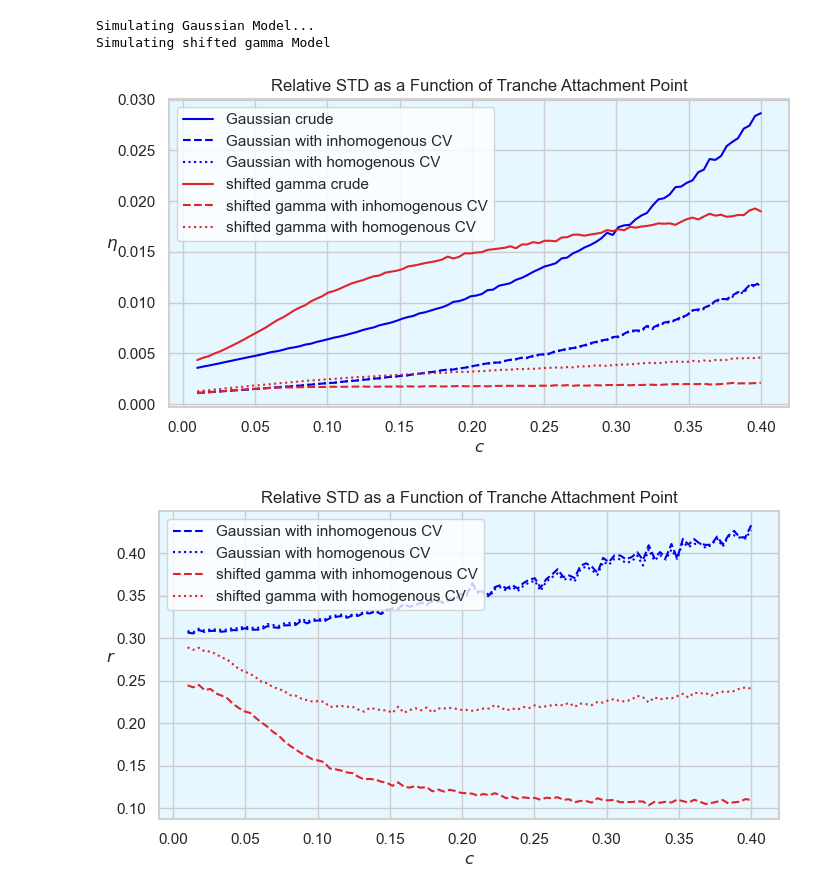
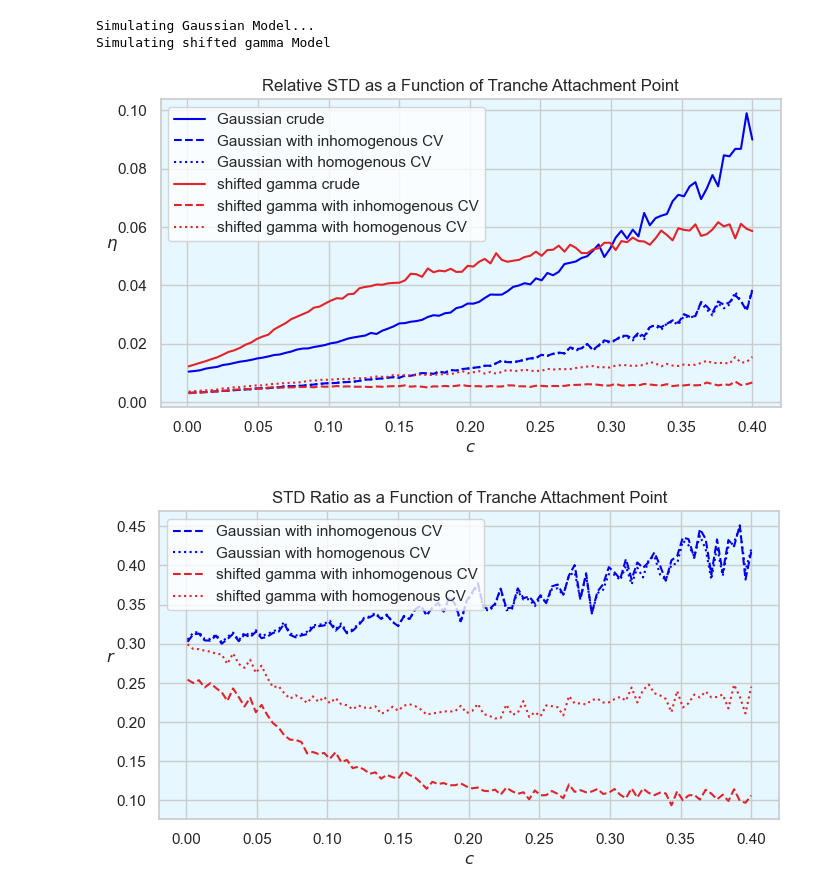
Before and after one commit to cnvermeulen/ETL_estimation, a Jupyter notebook: output_analysis.ipynb, the cells around one changed output. Cells and saved outputs as stored; diff of their text form; code cells hidden in the pictures.

```diff
--- a/output_analysis.ipynb
+++ b/output_analysis.ipynb
@@ -915,12 +934,12 @@ plt.show()
 # %%
 # Setup Seed and Parameters
 np.random.seed(seed)
-nr_of_sims = 100000
+nr_of_sims = 10000
 port_size = 100
 a=1
-exposures = np.concatenate([np.ones(int(port_size/2)), np.ones(int(port_size/2))*0.02])
+exposures = np.concatenate([np.ones(int(port_size/2)), np.ones(int(port_size/2))*2])
 exp_weights = exposures / exposures.sum()
-pds = np.reshape(np.concatenate([np.ones(int(port_size/2))*0.01, np.ones(int(port_size/2))*0.5]), (1, port_size))
+pds = np.reshape(np.concatenate([np.ones(int(port_size/2))*0.15, np.ones(int(port_size/2))*0.075]), (1, port_size))
 pd_mean = np.inner(pds, exp_weights)[0]
 cor = 0.3
 d = 1
@@ -928,7 +947,7 @@ xd = -np.infty
 # %%
 # Set Seed and Range
 np.random.seed(seed)
-c_range = np.linspace(0.01, 0.4, 100)
+c_range = np.linspace(0.001, 0.4, 100)
 
 # Initialize Data
 crude_ests_gauss_p1 = []
@@ -1076,7 +1095,7 @@ plt.show()
 # %%
 # Set Seed and Parameters
 np.random.seed(seed)
-nr_of_sims = 100000
+nr_of_sims = 10000
 port_size = 100
 a=1
 exposures = np.random.uniform(0,1,port_size)
@@ -1089,7 +1108,7 @@ xd = -np.infty
 # %%
 # Set Seed and Range
 np.random.seed(seed)
-c_range = np.linspace(0.01, 0.4, 100)
+c_range = np.linspace(0.001, 0.4, 100)
 
 # Initialize Data
 crude_ests_gauss_p2 = []
@@ -1200,34 +1219,34 @@ plt.show()
 # Generate Plot STD ratio
 sns.set(style="whitegrid", rc={'axes.grid': True, 'grid.color': '0.8'})
 plt.figure(figsize=(8, 4))
 background_color = '#E6F7FF'
 plt.gca().set_facecolor(background_color)
 sns.lineplot(x = c_range, y = np.sqrt(1 - corrs_inhom_gauss_p2**2), label="Gaussian with inhomogenous CV", color='#0000EC', linestyle = "dashed")
 sns.lineplot(x = c_range, y = np.sqrt(1 - corrs_hom_gauss_p2**2), label="Gaussian with homogenous CV", color='#0000EC', linestyle = "dotted")
 sns.lineplot(x = c_range, y = np.sqrt(1 - corrs_inhom_sg_p2**2), label="shifted gamma with inhomogenous CV", color='#E1232A', linestyle = "dashed")
 sns.lineplot(x = c_range, y = np.sqrt(1 - corrs_hom_sg_p2**2), label="shifted gamma with homogenous CV", color='#E1232A', linestyle = "dotted")
 plt.ylabel(r"$r$", rotation=0)
 plt.xlabel(r"$c$")
-plt.title("Relative STD as a Function of Tranche Attachment Point")
+plt.title("STD Ratio as a Function of Tranche Attachment Point")
 plt.legend()
 plt.show()
 
 # Generate Plot ETL estimates
 sns.set(style="whitegrid", rc={'axes.grid': True, 'grid.color': '0.8'})
 plt.figure(figsize=(8, 4))
 background_color = '#E6F7FF'
 plt.gca().set_facecolor(background_color)
 sns.lineplot(x = c_range, y = crude_ests_gauss_p2, label= "Gaussian crude", color='#0000EC')
 sns.lineplot(x = c_range, y = cv_inhom_ests_gauss_p2, label="Gaussian with inhomogenous CV", color='#0000EC', linestyle = "dashed")
 sns.lineplot(x = c_range, y = cv_hom_ests_gauss_p2, label="Gaussian with homogenous CV", color='#0000EC', linestyle = "dotted")
 sns.lineplot(x = c_range, y = crude_ests_sg_p2, label= "shifted gamma crude", color='#E1232A')
 sns.lineplot(x = c_range, y = cv_inhom_ests_sg_p2, label="shifted gamma with inhomogenous CV", color='#E1232A', linestyle = "dashed")
 sns.lineplot(x = c_range, y = cv_inhom_ests_sg_p2, label="shifted gamma with homogenous CV", color='#E1232A', linestyle = "dotted")
 plt.ylabel(r"$\hat\mu$", rotation=0)
 plt.xlabel(r"$c$")
-plt.title("Relative STD as a Function of Tranche Attachment Point")
+plt.title("ETL as a Function of Tranche Attachment Point")
 plt.legend()
 plt.show()
 # %% [output]
-[figure, old version]
+[figure, new version]
-[figure, old version]
+[figure, new version]
```
Also changed, not shown: parts of 7 cells of this notebook.
